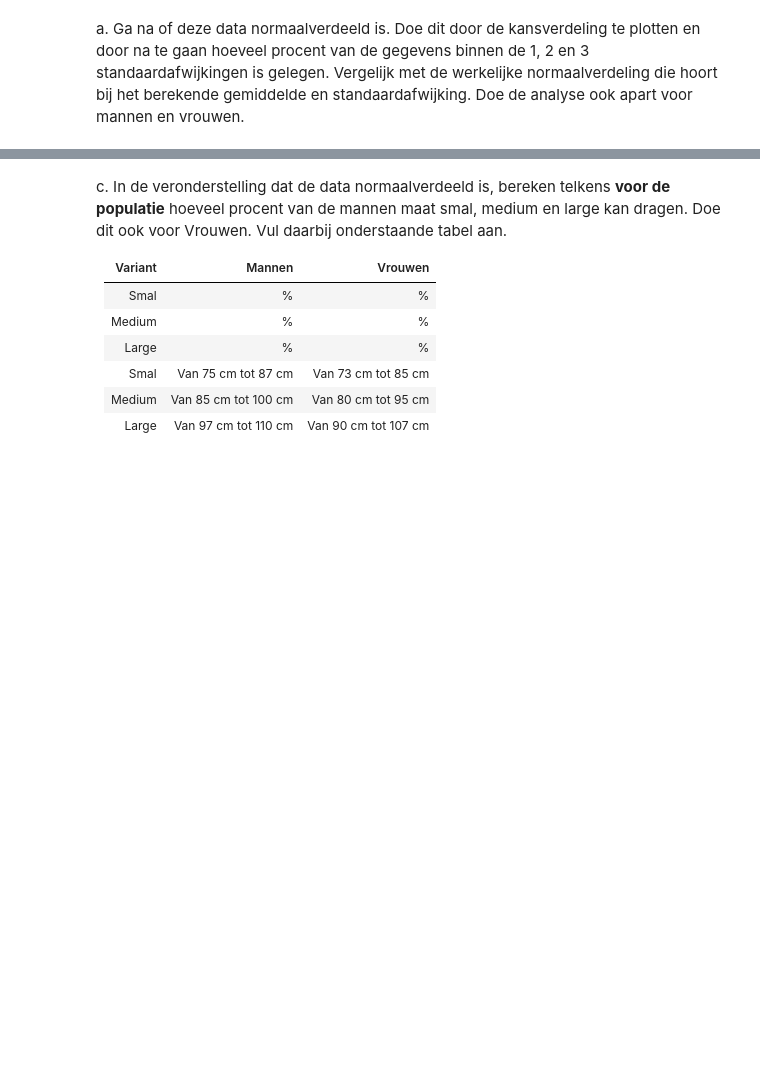
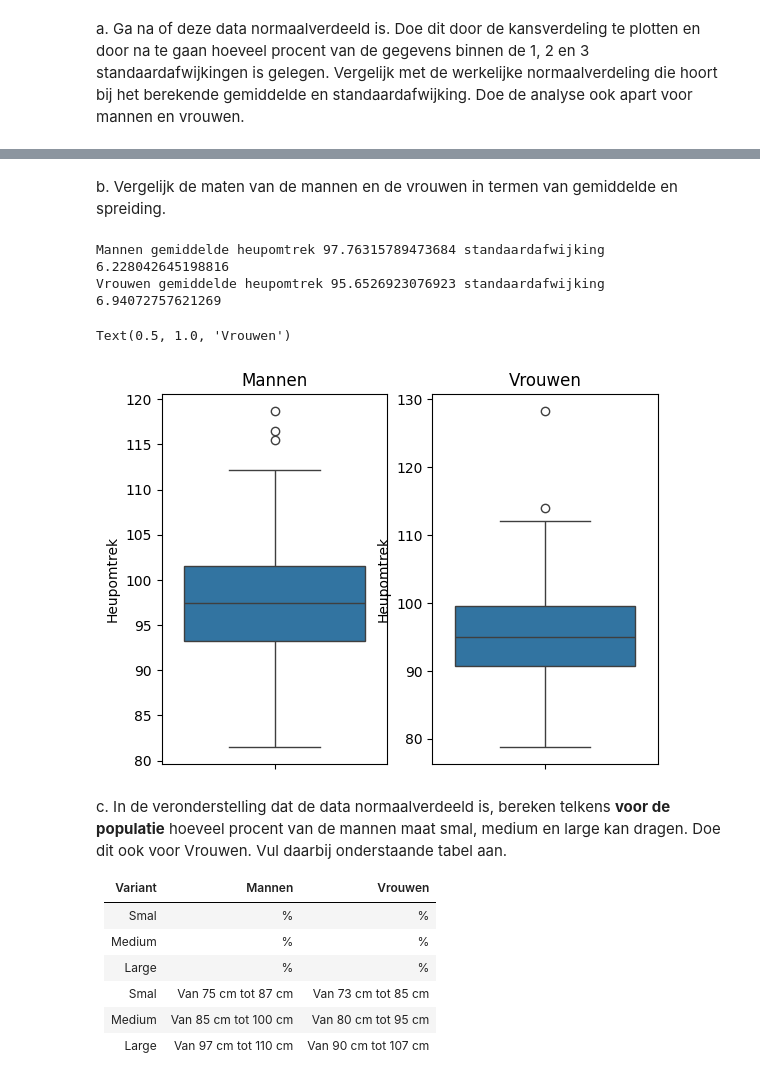
Before and after one commit to pascal-maker/Python, a Jupyter notebook: Labo_04_Continue_Kansverdelingen_Opdracht.ipynb, the cells around one changed output, grey strips where cells are left out. Cells and saved outputs as stored; diff of their text form; code cells hidden in the pictures; blank space fills up the shorter version.

```diff
--- a/Labo_04_Continue_Kansverdelingen_Opdracht.ipynb
+++ b/Labo_04_Continue_Kansverdelingen_Opdracht.ipynb
@@ -676,3 +666,25 @@ Standaardafwijking Heupomtrek: 6.94
+# %% [markdown]
+b. Vergelijk de maten van de mannen en de vrouwen in termen van gemiddelde en spreiding.
+# %%
+dataset_man = dataset[dataset['Geslacht']=='M']
+dataset_vrouw = dataset[dataset['Geslacht']=='V']
+
+gemiddelde_man = dataset_man['Heupomtrek'].mean()
+stdafwijking_man = dataset_man['Heupomtrek'].std()
+gemiddelde_vrouw = dataset_vrouw['Heupomtrek'].mean()
+stdafwijking_vrouw = dataset_vrouw['Heupomtrek'].std()
+print('Mannen','gemiddelde heupomtrek',gemiddelde_man,'standaardafwijking',stdafwijking_man)
+print('Vrouwen','gemiddelde heupomtrek',gemiddelde_vrouw,'standaardafwijking',stdafwijking_vrouw)
+f,axes = plt.subplots(1,2,)
+sns.boxplot(y='Heupomtrek',data=dataset_man,whis=1.5,ax=axes[0])
+axes[0].set_title('Mannen')
+sns.boxplot(y='Heupomtrek',data=dataset_vrouw,whis=1.5,ax=axes[1])
+axes[1].set_title('Vrouwen')
+# %% [output]
+Mannen gemiddelde heupomtrek 97.76315789473684 standaardafwijking 6.228042645198816
+Vrouwen gemiddelde heupomtrek 95.6526923076923 standaardafwijking 6.94072757621269
+Text(0.5, 1.0, 'Vrouwen')
+[figure, added]
 # %% [markdown]
 c. In de veronderstelling dat de data normaalverdeeld is, bereken telkens **voor de populatie** hoeveel procent van de mannen maat smal, medium en large kan dragen. Doe dit ook voor Vrouwen. Vul daarbij onderstaande tabel aan.
 
```
Also changed, not shown: parts of 52 cells of this notebook.
